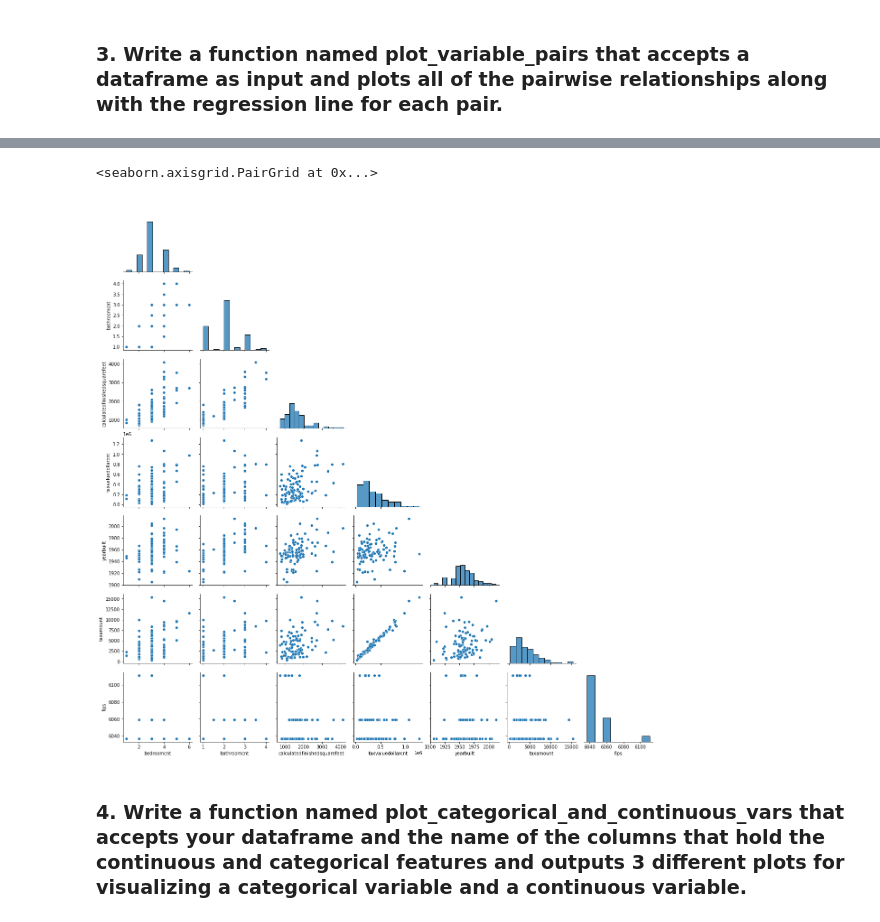
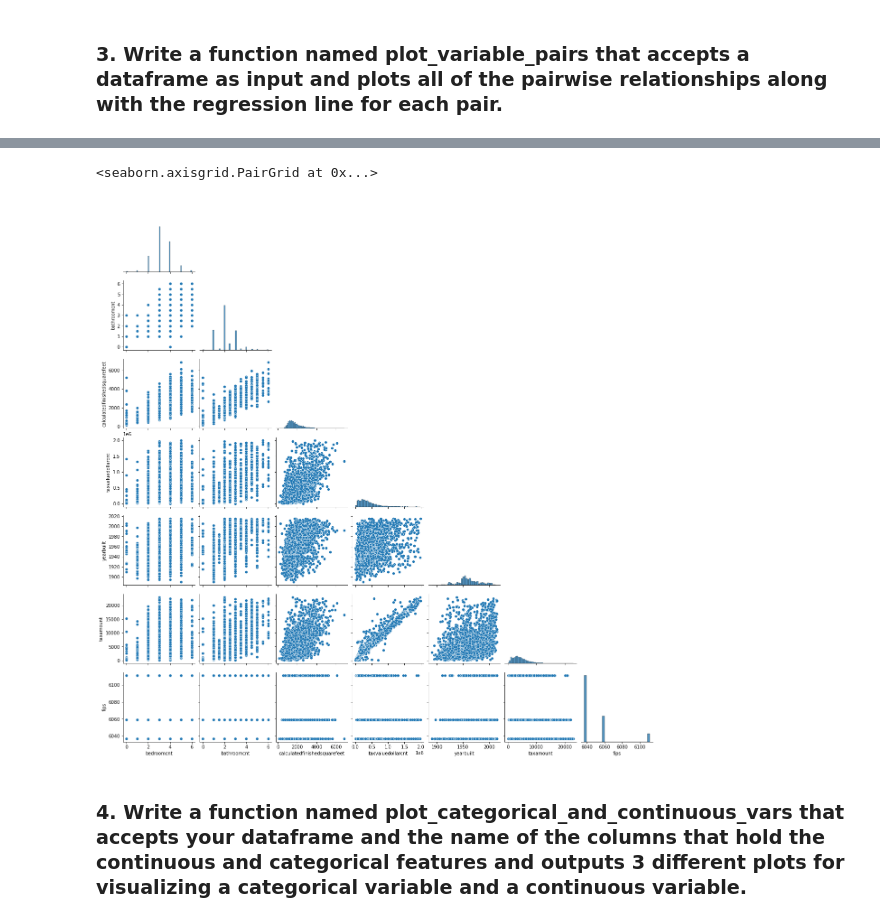
Before and after one commit to Chenchen070/regression, a Jupyter notebook: exploration_exercises.ipynb, the cells around one changed output, grey strips where cells are left out. Cells and saved outputs as stored; diff of their text form; code cells hidden in the pictures.

```diff
--- a/exploration_exercises.ipynb
+++ b/exploration_exercises.ipynb
@@ -72,8 +74,8 @@ train.sample(100)
 100 rows × 7 columns
 # %%
-sns.pairplot(train.sample(100), corner=True)
+sns.pairplot(train.sample(5000), corner=True)
 # %% [output]
 <seaborn.axisgrid.PairGrid at 0x...>
-[figure, old version]
+[figure, new version]
 # %%
 def plot_variable_pairs(df):
```
Also changed, not shown: parts of 32 cells of this notebook.
